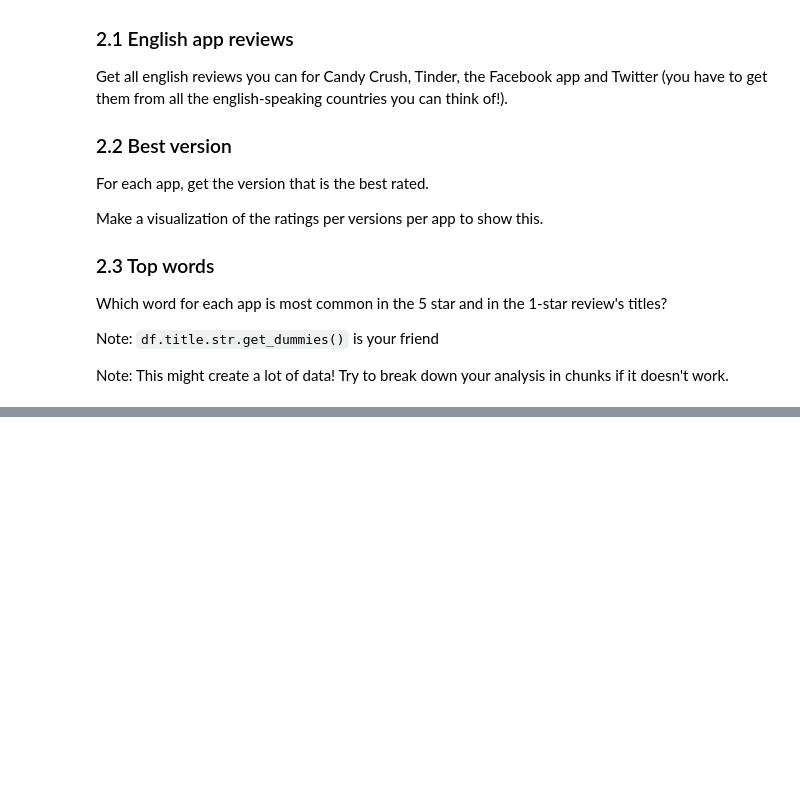
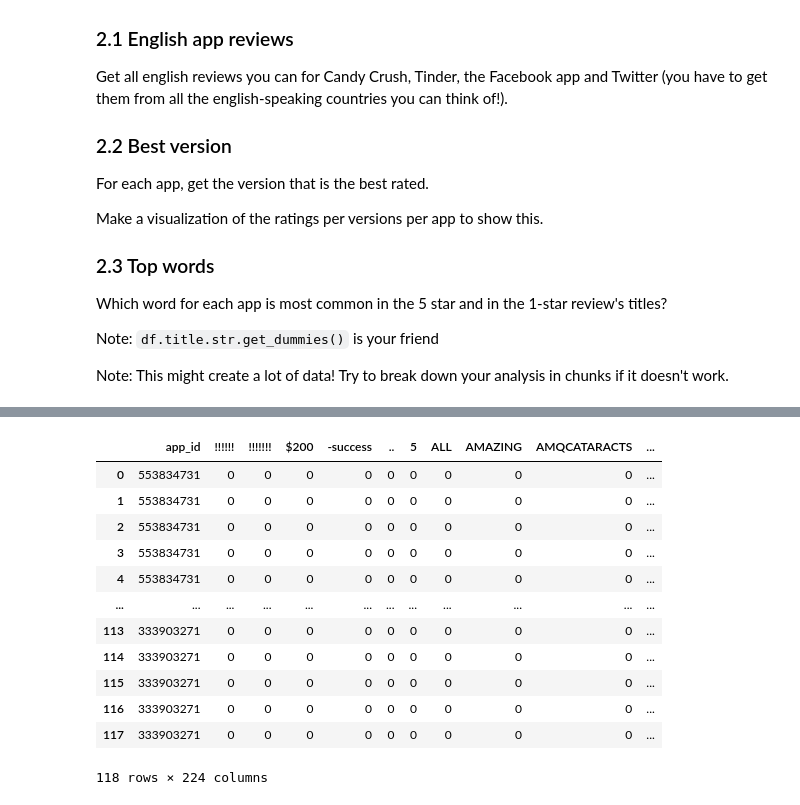
Before and after one commit to cb-ds-1/4-5-web-data, a Jupyter notebook: workshop.ipynb, the cells around one changed output, grey strips where cells are left out. Drawn from its saved outputs; the diff is of its cells as text; code cells hidden in the pictures; blank space fills up the shorter version.

```diff
--- a/workshop.ipynb
+++ b/workshop.ipynb
@@ -57,0 +241,55 @@ Note: This might create a lot of data! Try to break down your analysis in chunks
+# %%
+# 2-3 : Top Words
+
+rating_1 = []
+rating_5 = []
+
+co = ['us', 'gb', 'ca', 'au']
+app_id = [553834731,547702041,284882215,333903271]
+add_name = ['Candy Crush','Tinder','Facebook','Twitter']
+apps = dict(zip(app_id, add_name))
+
+pp = 1
+for c in co:
+    pp = 1
+    for app in apps:
+        try:
+            r = requests.get(f"https://itunes.apple.com/{c}/rss/customerreviews/id={app}/page={pp}/sortby=mostrecent/json")
+            cc = json.loads(r.content)
+            if r.status_code == 200:
+                for i in cc['feed']['entry']:
+                    if i['im:rating']['label'] == '5':
+                        rating_5.append((app,i['title']['label']))
+                    if i['im:rating']['label'] == '1' :
+                        rating_1.append((app,i['title']['label']))
+            pp += 1
+        except:
+            print('error')
+
+df_1star = pd.DataFrame(rating_1)
+df_5stars = pd.DataFrame(rating_5)
+
+df_1star.columns=['app_id','title']
+df_5stars.columns=['app_id','title']
+
+df_1star = df_1star.join(df_1star.title.str.get_dummies(' '))
+df_1star.drop('title',axis=1, inplace=True)
+df_1star
+
+df_5stars = df_5stars.join(df_5stars.title.str.get_dummies(' '))
+df_5stars.drop('title',axis=1, inplace=True)
+df_5stars
+# %% [output]
+|  | app_id | !!!!!! | !!!!!!! | $200 | -success | .. | 5 | ALL | AMAZING | AMQCATARACTS | ... |
+| 0 | 553834731 | 0 | 0 | 0 | 0 | 0 | 0 | 0 | 0 | 0 | ... |
+| 1 | 553834731 | 0 | 0 | 0 | 0 | 0 | 0 | 0 | 0 | 0 | ... |
+| 2 | 553834731 | 0 | 0 | 0 | 0 | 0 | 0 | 0 | 0 | 0 | ... |
+| 3 | 553834731 | 0 | 0 | 0 | 0 | 0 | 0 | 0 | 0 | 0 | ... |
+| 4 | 553834731 | 0 | 0 | 0 | 0 | 0 | 0 | 0 | 0 | 0 | ... |
+| ... | ... | ... | ... | ... | ... | ... | ... | ... | ... | ... | ... |
+| 113 | 333903271 | 0 | 0 | 0 | 0 | 0 | 0 | 0 | 0 | 0 | ... |
+| 114 | 333903271 | 0 | 0 | 0 | 0 | 0 | 0 | 0 | 0 | 0 | ... |
+| 115 | 333903271 | 0 | 0 | 0 | 0 | 0 | 0 | 0 | 0 | 0 | ... |
+| 116 | 333903271 | 0 | 0 | 0 | 0 | 0 | 0 | 0 | 0 | 0 | ... |
+| 117 | 333903271 | 0 | 0 | 0 | 0 | 0 | 0 | 0 | 0 | 0 | ... |
+118 rows × 224 columns
```
Also changed, not shown: parts of 10 cells of this notebook.
